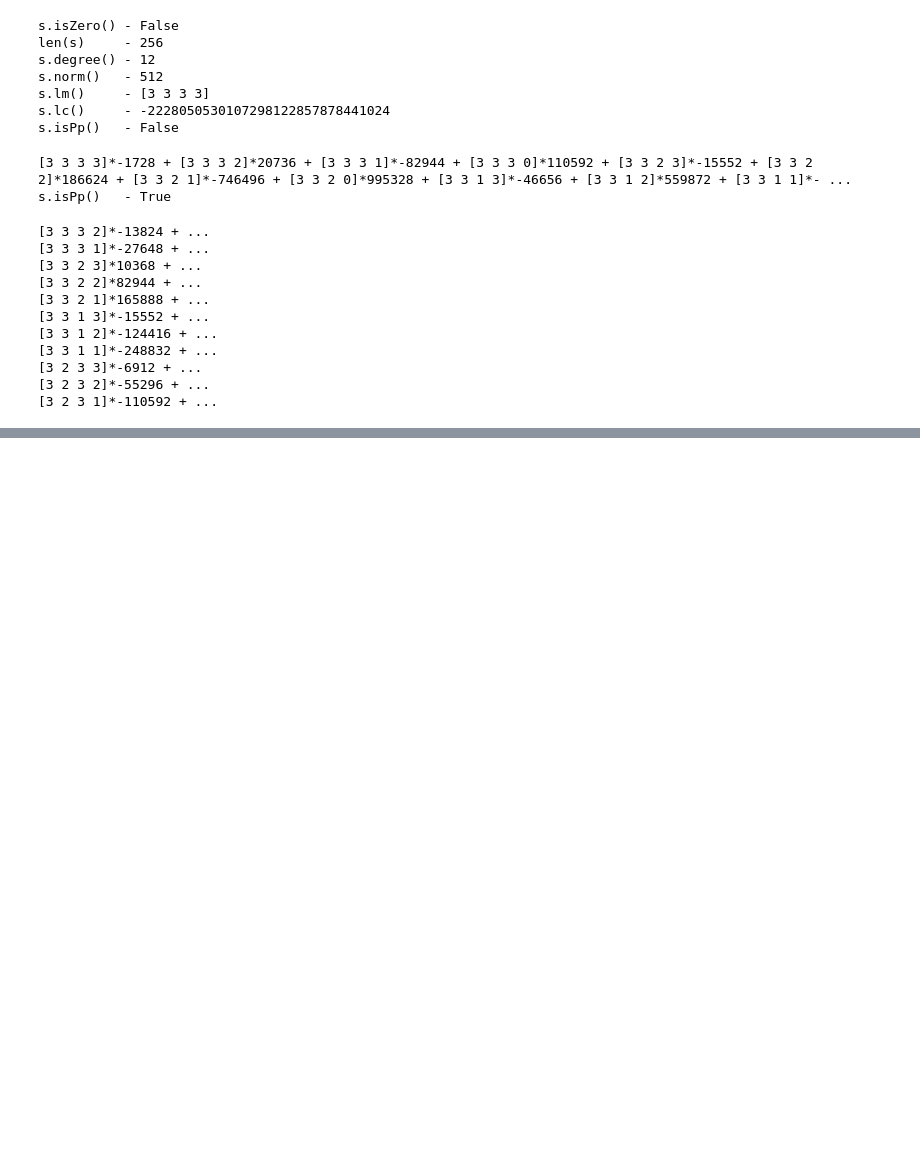
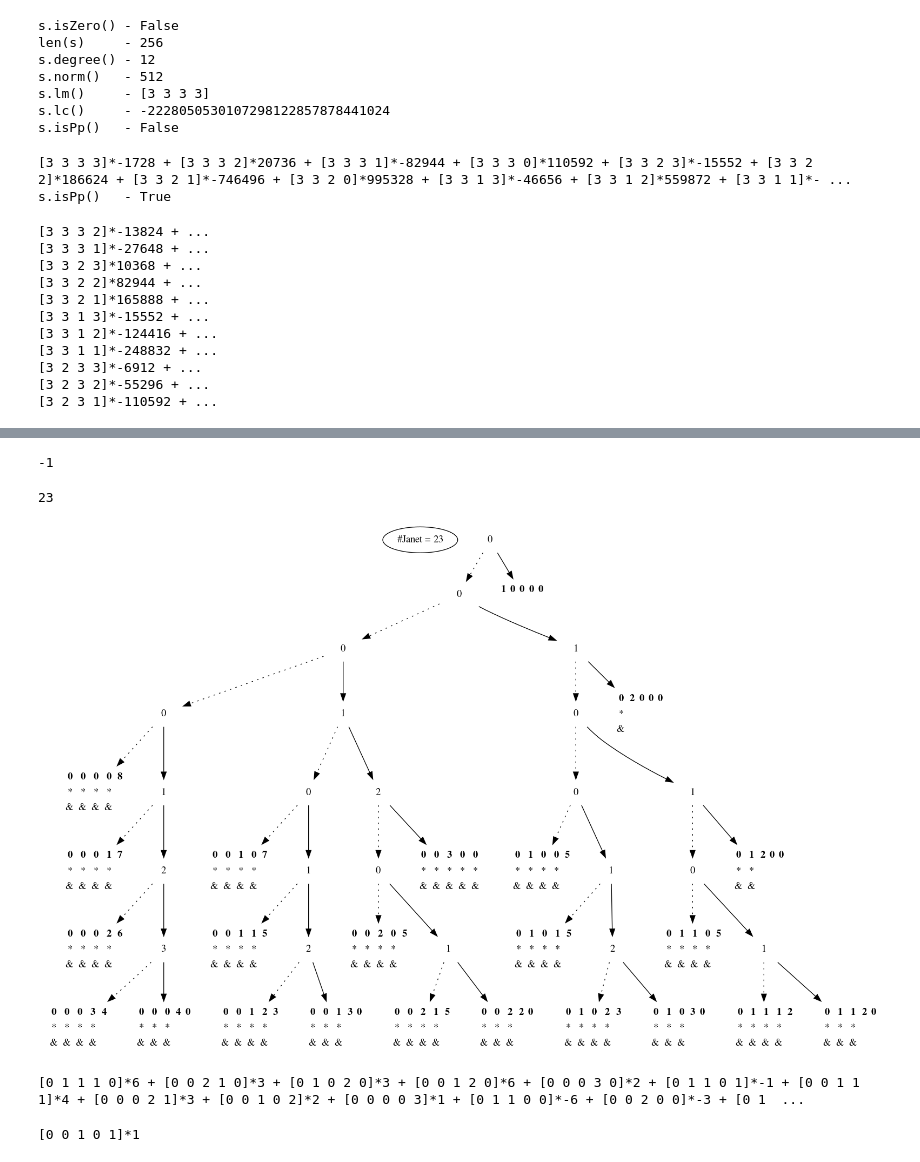
Before and after one commit to blinkovua/GInv, a Jupyter notebook: cython/GInv.ipynb, the cells around one changed output, grey strips where cells are left out. Drawn from its saved outputs; the diff is of its cells as text; code cells hidden in the pictures; blank space fills up the shorter version.

```diff
--- a/cython/GInv.ipynb
+++ b/cython/GInv.ipynb
@@ -244,0 +349,21 @@ GC userTime: 0.00, sysTime: 0.00, realTime: 0.00
+# %%
+print(cyclic5.maxPos())
+cyclic5.janet(-1).draw("png", "./cyclic5.png")
+cyclic5.janet(-1).size()
+# %% [output]
+-1
+23
+# %%
+display.Image("./cyclic5.png")
+# %% [output]
+[figure, added]
+# %%
+p = cyclic5.nf((x[0] + 1)**3)
+print(" + ".join(["%s*%s" % (m, c) for m, c in p]))
+# %% [output]
+[0 1 1 1 0]*6 + [0 0 2 1 0]*3 + [0 1 0 2 0]*3 + [0 0 1 2 0]*6 + [0 0 0 3 0]*2 + [0 1 1 0 1]*-1 + [0 0 1 1 1]*4 + [0 0 0 2 1]*3 + [0 0 1 0 2]*2 + [0 0 0 0 3]*1 + [0 1 1 0 0]*-6 + [0 0 2 0 0]*-3 + [0 1  ...
+# %%
+p = cyclic5.nf(x[2]*x[4])
+print(" + ".join(["%s*%s" % (m, c) for m, c in p]))
+# %% [output]
+[0 0 1 0 1]*1
```
Also changed, not shown: parts of 21 cells of this notebook, 23 other files.
